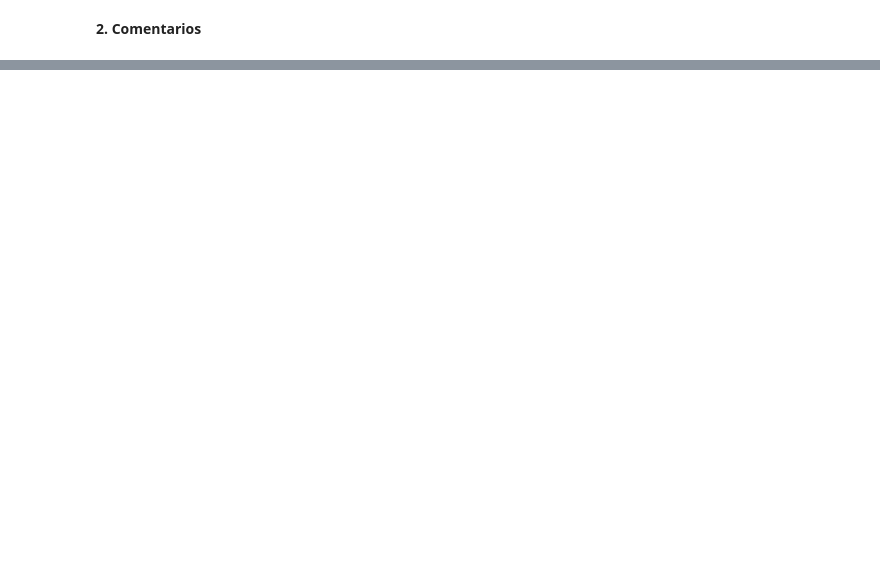
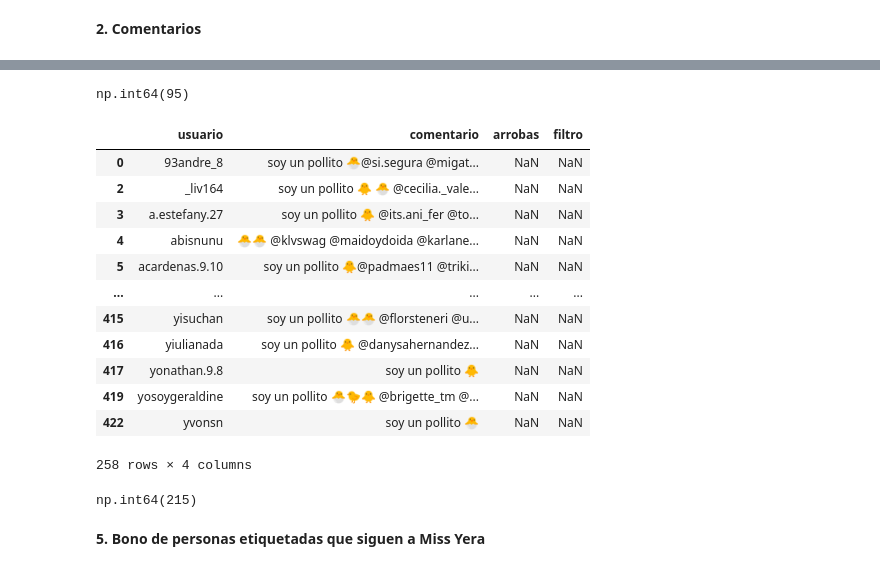
Before and after one commit to gflores1092/ClasesMissYera, a Jupyter notebook: Python/Soy_un_pollito.ipynb, the cells around one changed output, grey strips where cells are left out. Cells and saved outputs as stored; diff of their text form; code cells hidden in the pictures; blank space fills up the shorter version.

```diff
--- a/Python/Soy_un_pollito.ipynb
+++ b/Python/Soy_un_pollito.ipynb
@@ -175,2 +73,0 @@ df_repeated = pd.DataFrame(df_repeated)
-# %%
-x = df_repeated['usuario'].reset_index().drop('index', axis=1)
@@ -293,0 +119,9 @@ x[x['usuario']=='ale.xandra.29']
+# %%
+# Comentario debe contener algún emoji de pollito 🐤,🐣,🐥
+
+primer_filtro = (
+    comments
+    .query('comentario.str.contains("🐤|🐣|🐥")')
+    .sort_values(['usuario'])
+    .drop_duplicates()
+)
@@ -293,0 +181,20 @@ x[x['usuario']=='ale.xandra.29']
+# %%
+# Comentario debe contener la frase "Soy un pollito"
+
+segundo_filtro = (
+    primer_filtro
+    .merge(followers.assign(seguidor='Si'), how='left', on=['usuario'])
+    .query('seguidor.notnull()')
+    .drop(['seguidor'], axis=1)
+    .assign(comentario = lambda x: x['comentario'].str.strip())
+    .assign(comentario = lambda x: x['comentario'].str.replace(r'\s+', ' ', regex=True))
+    .query('comentario.str.contains("soy un pollito")')
+    .assign(arrobas = lambda x: x['comentario'].str.count('@')+1)
+)
+# %%
+comentarios_eliminados = (
+    primer_filtro
+    .merge(segundo_filtro.drop(['comentario'], axis=1).assign(filtro='Aprobado'),
+           on=['usuario'], how='left')
+    .query('filtro.isnull()')
+)
@@ -293,0 +217,26 @@ x[x['usuario']=='ale.xandra.29']
+# %%
+segundo_filtro['usuario'].drop_duplicates().count()
+# %% [output]
+np.int64(95)
+# %%
+comentarios_eliminados
+# %% [output]
+|  | usuario | comentario | arrobas | filtro |
+| 0 | 93andre_8 | soy un pollito 🐣@si.segura @migat... | NaN | NaN |
+| 2 | _liv164 | soy un pollito 🐥 🐣 @cecilia._vale... | NaN | NaN |
+| 3 | a.estefany.27 | soy un pollito 🐥 @its.ani_fer @to... | NaN | NaN |
+| 4 | abisnunu | 🐣🐣 @klvswag @maidoydoida @karlane... | NaN | NaN |
+| 5 | acardenas.9.10 | soy un pollito 🐥@padmaes11 @triki... | NaN | NaN |
+| ... | ... | ... | ... | ... |
+| 415 | yisuchan | soy un pollito 🐣🐣 @florsteneri @u... | NaN | NaN |
+| 416 | yiulianada | soy un pollito 🐥 @danysahernandez... | NaN | NaN |
+| 417 | yonathan.9.8 | soy un pollito 🐥 | NaN | NaN |
+| 419 | yosoygeraldine | soy un pollito 🐣🐤🐥 @brigette_tm @... | NaN | NaN |
+| 422 | yvonsn | soy un pollito 🐣 | NaN | NaN |
+258 rows × 4 columns
+# %%
+comentarios_eliminados['usuario'].drop_duplicates().count()
+# %% [output]
+np.int64(215)
+# %% [markdown]
+**5. Bono de personas etiquetadas que siguen a Miss Yera**
```
Also changed, not shown: parts of 41 cells of this notebook.
